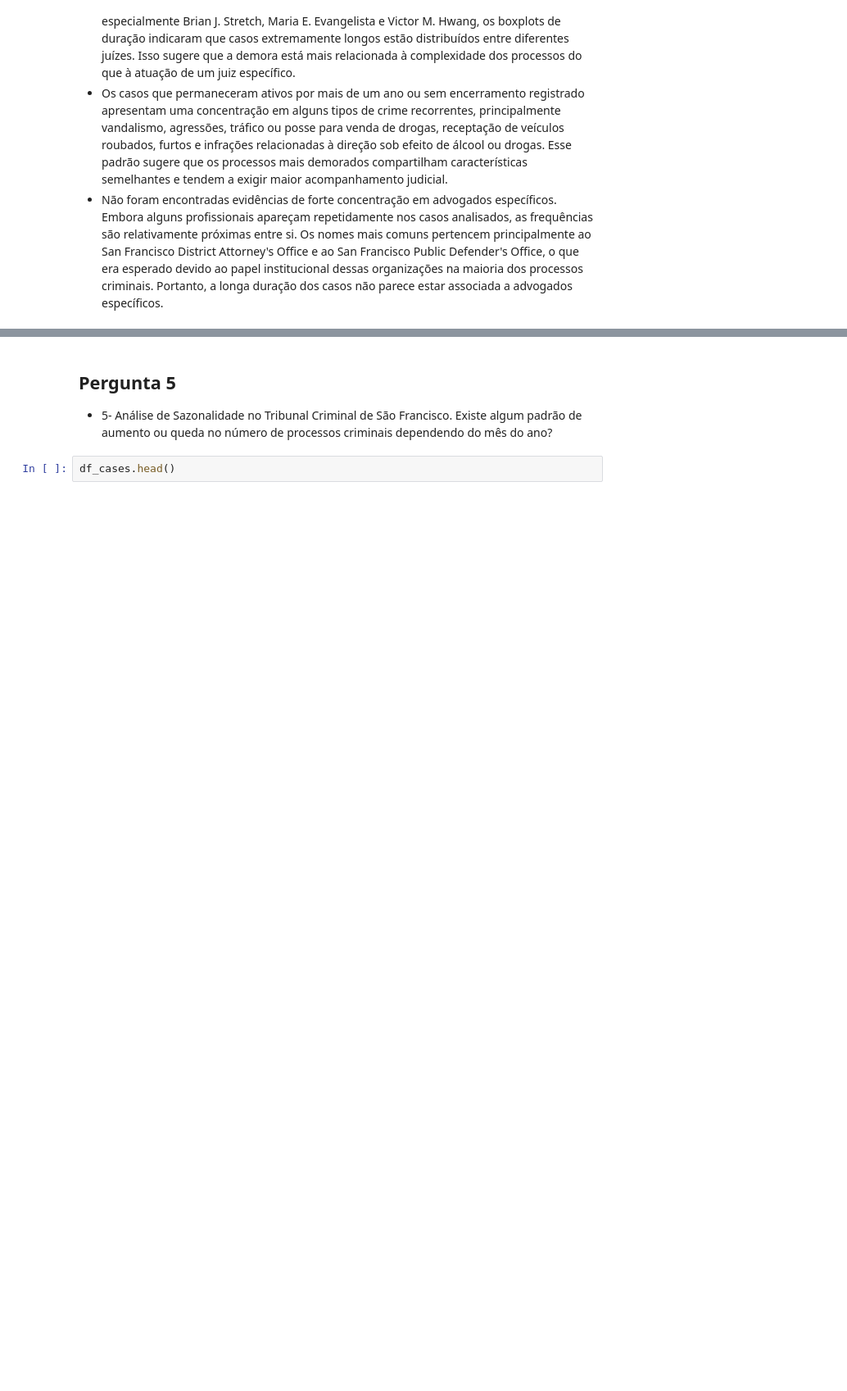
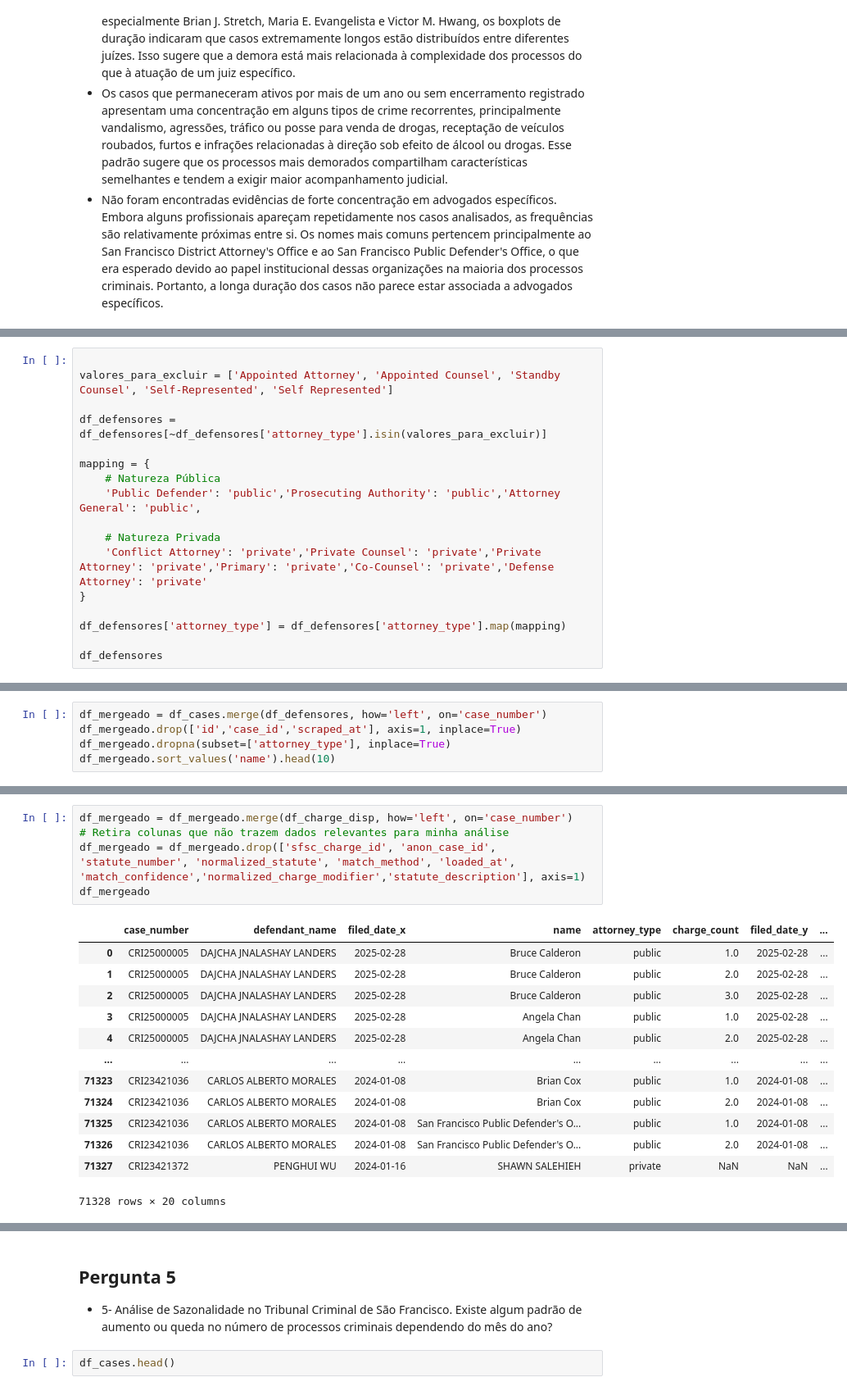
Before and after one commit to Orlandovpjunior/machine_learning, a Jupyter notebook: lab5/notebook.ipynb, the cells around one changed output, grey strips where cells are left out. Shown at 82% size. Drawn from its saved outputs; the diff is of its cells as text; blank space fills up the shorter version.

```diff
--- a/lab5/notebook.ipynb
+++ b/lab5/notebook.ipynb
@@ -815,0 +864,17 @@ df_result.nlargest(
+# %%
+
+valores_para_excluir = ['Appointed Attorney', 'Appointed Counsel', 'Standby Counsel', 'Self-Represented', 'Self Represented']
+
+df_defensores = df_defensores[~df_defensores['attorney_type'].isin(valores_para_excluir)]
+
+mapping = {
+    # Natureza Pública
+    'Public Defender': 'public','Prosecuting Authority': 'public','Attorney General': 'public',
+
+    # Natureza Privada
+    'Conflict Attorney': 'private','Private Counsel': 'private','Private Attorney': 'private','Primary': 'private','Co-Counsel': 'private','Defense Attorney': 'private'
+}
+
+df_defensores['attorney_type'] = df_defensores['attorney_type'].map(mapping)
+
+df_defensores
@@ -815,0 +910,5 @@ df_result.nlargest(
+# %%
+df_mergeado = df_cases.merge(df_defensores, how='left', on='case_number')
+df_mergeado.drop(['id','case_id','scraped_at'], axis=1, inplace=True)
+df_mergeado.dropna(subset=['attorney_type'], inplace=True)
+df_mergeado.sort_values('name').head(10)
@@ -815,0 +943,19 @@ df_result.nlargest(
+# %%
+df_mergeado = df_mergeado.merge(df_charge_disp, how='left', on='case_number')
+# Retira colunas que não trazem dados relevantes para minha análise
+df_mergeado = df_mergeado.drop(['sfsc_charge_id', 'anon_case_id', 'statute_number', 'normalized_statute', 'match_method', 'loaded_at', 'match_confidence','normalized_charge_modifier','statute_description'], axis=1)
+df_mergeado
+# %% [output]
+|  | case_number | defendant_name | filed_date_x | name | attorney_type | charge_count | filed_date_y | ... |
+| 0 | CRI25000005 | DAJCHA JNALASHAY LANDERS | 2025-02-28 | Bruce Calderon | public | 1.0 | 2025-02-28 | ... |
+| 1 | CRI25000005 | DAJCHA JNALASHAY LANDERS | 2025-02-28 | Bruce Calderon | public | 2.0 | 2025-02-28 | ... |
+| 2 | CRI25000005 | DAJCHA JNALASHAY LANDERS | 2025-02-28 | Bruce Calderon | public | 3.0 | 2025-02-28 | ... |
+| 3 | CRI25000005 | DAJCHA JNALASHAY LANDERS | 2025-02-28 | Angela Chan | public | 1.0 | 2025-02-28 | ... |
+| 4 | CRI25000005 | DAJCHA JNALASHAY LANDERS | 2025-02-28 | Angela Chan | public | 2.0 | 2025-02-28 | ... |
+| ... | ... | ... | ... | ... | ... | ... | ... | ... |
+| 71323 | CRI23421036 | CARLOS ALBERTO MORALES | 2024-01-08 | Brian Cox | public | 1.0 | 2024-01-08 | ... |
+| 71324 | CRI23421036 | CARLOS ALBERTO MORALES | 2024-01-08 | Brian Cox | public | 2.0 | 2024-01-08 | ... |
+| 71325 | CRI23421036 | CARLOS ALBERTO MORALES | 2024-01-08 | San Francisco Public Defender's O... | public | 1.0 | 2024-01-08 | ... |
+| 71326 | CRI23421036 | CARLOS ALBERTO MORALES | 2024-01-08 | San Francisco Public Defender's O... | public | 2.0 | 2024-01-08 | ... |
+| 71327 | CRI23421372 | PENGHUI WU | 2024-01-16 | SHAWN SALEHIEH | private | NaN | NaN | ... |
+71328 rows × 20 columns
```
Also changed, not shown: parts of 16 cells of this notebook.
